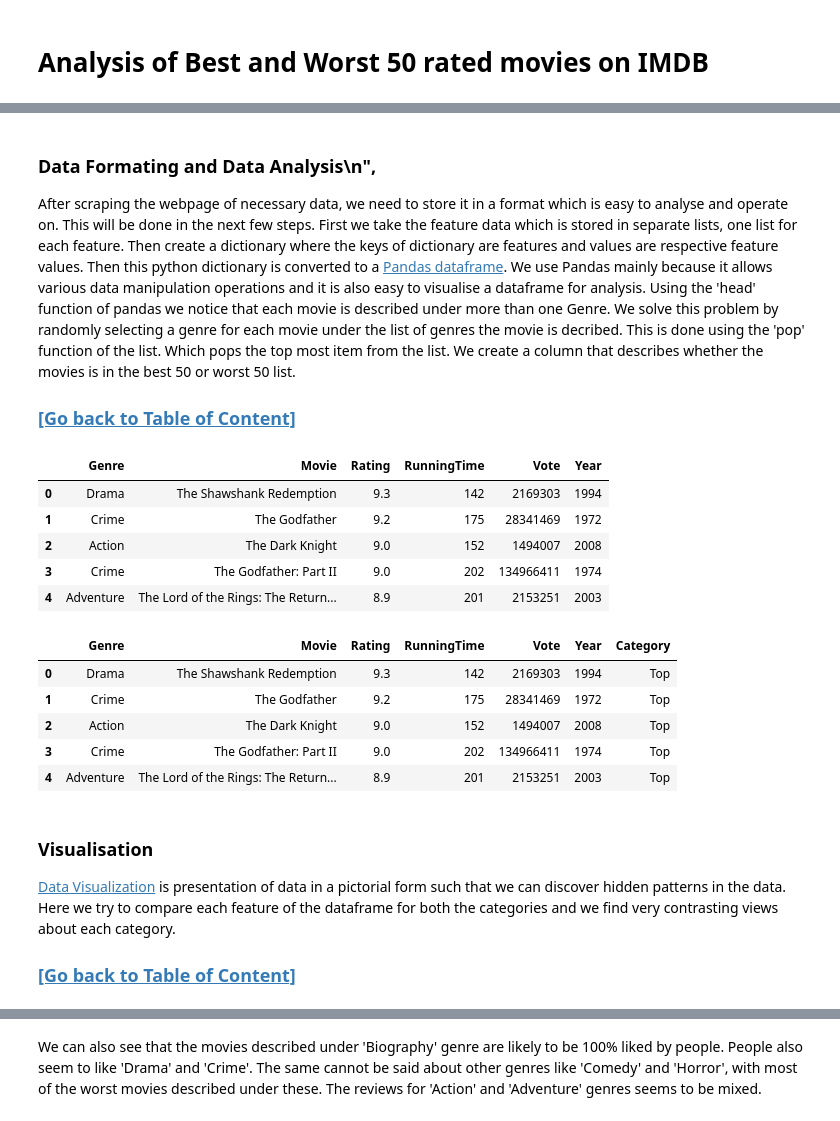
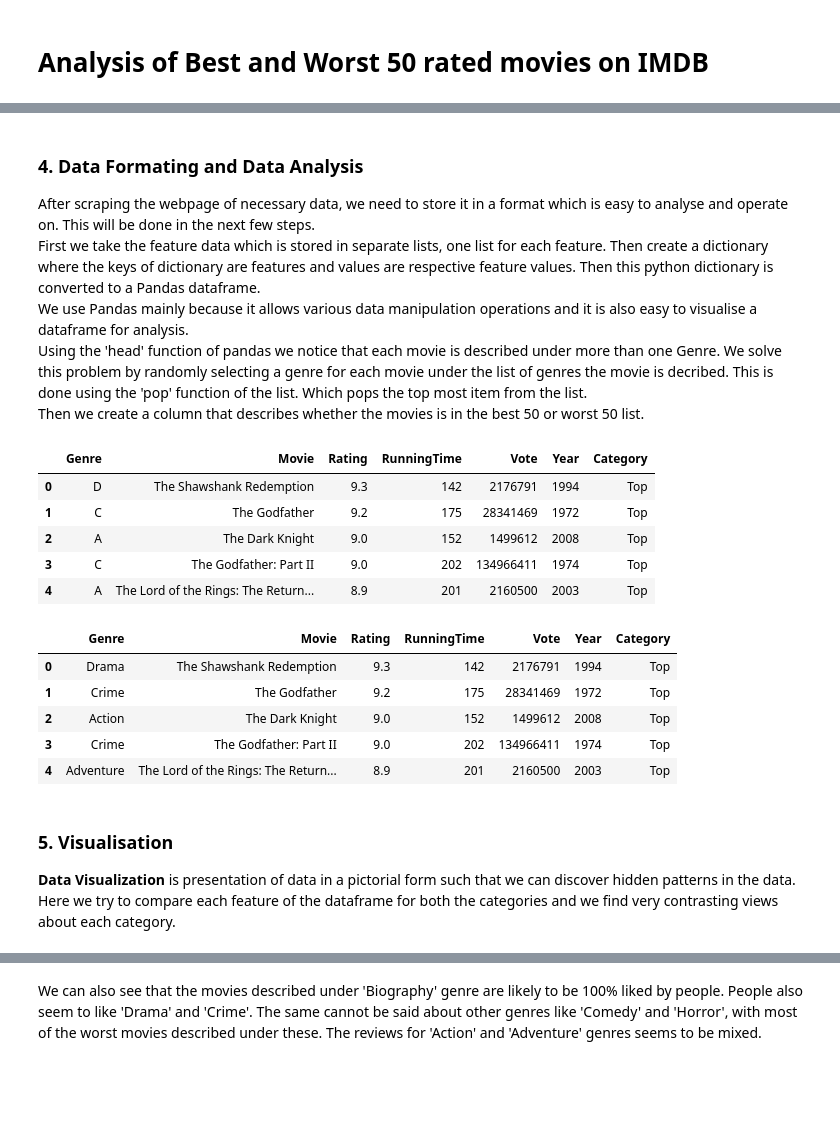
Before and after one commit to snaik22/IMDB, a Jupyter notebook: imdb.ipynb, the cells around one changed output, grey strips where cells are left out. Saved outputs shown, nothing was run; the diff lists cells and outputs as text; code cells hidden in the pictures; blank space fills up the shorter version.

```diff
--- a/imdb.ipynb
+++ b/imdb.ipynb
@@ -80,13 +75,11 @@ genre = genre + [a.get_text().replace(' ','').split(',') for a in soupBottomFift
 # %% [markdown]
 <a id='DA'></a>
 # %% [markdown]
-### Data Formating and Data Analysis\n",
-After scraping the webpage of necessary data, we need to store it in a format which is easy to analyse and operate on. This will be done in the next few steps.
-   First we take the feature data which is stored in separate lists, one list for each feature. Then create a dictionary where the keys of dictionary are features and values are respective feature values. Then this python dictionary is converted to a <a href = 'https://pandas.pydata.org/pandas-docs/stable/reference/api/pandas.DataFrame.html'>Pandas dataframe</a>. We use Pandas mainly because it allows various data manipulation operations and it is also easy to visualise a dataframe for analysis.
-Using the 'head' function of pandas we notice that each movie is described under more than one Genre. We solve this problem by randomly selecting a genre for each movie under the list of genres the movie is decribed. This is done using the 'pop' function of the list. Which pops the top most item from the list.
-  We create a column that describes whether the movies is in the best 50 or worst 50 list.
-
-### <a href ='top'>__[Go back to Table of Content]__</a>
+### 4. Data Formating and Data Analysis
+After scraping the webpage of necessary data, we need to store it in a format which is easy to analyse and operate on. This will be done in the next few steps.<br>
+   First we take the feature data which is stored in separate lists, one list for each feature. Then create a dictionary where the keys of dictionary are features and values are respective feature values. Then this python dictionary is converted to a Pandas dataframe.<br> We use Pandas mainly because it allows various data manipulation operations and it is also easy to visualise a dataframe for analysis.<br>
+Using the 'head' function of pandas we notice that each movie is described under more than one Genre. We solve this problem by randomly selecting a genre for each movie under the list of genres the movie is decribed. This is done using the 'pop' function of the list. Which pops the top most item from the list.<br>
+ Then we create a column that describes whether the movies is in the best 50 or worst 50 list.
 # %%
 # Converting all the features we have into a dictionary.
 # %%
@@ -102,32 +95,33 @@ for index in range(100):
 # %%
 # Converting from dictionary to pandas dataframe
 imdb = pd.DataFrame.from_dict(imdb)
 imdb['Genre'] = imdb['Genre'].apply(lambda x: x[0].replace('\n','')) # Select a Genre
+
+#converting from string to an integer
 imdb['RunningTime'] = imdb['RunningTime'].apply(lambda x: int(x))
+imdb['Vote'] = imdb['Vote'].apply(lambda x: int(x))
 imdb.head()
 # %% [output]
-|  | Genre | Movie | Rating | RunningTime | Vote | Year |
-| 0 | Drama | The Shawshank Redemption | 9.3 | 142 | 2169303 | 1994 |
-| 1 | Crime | The Godfather | 9.2 | 175 | 28341469 | 1972 |
-| 2 | Action | The Dark Knight | 9.0 | 152 | 1494007 | 2008 |
-| 3 | Crime | The Godfather: Part II | 9.0 | 202 | 134966411 | 1974 |
-| 4 | Adventure | The Lord of the Rings: The Return... | 8.9 | 201 | 2153251 | 2003 |
+|  | Genre | Movie | Rating | RunningTime | Vote | Year | Category |
+| 0 | D | The Shawshank Redemption | 9.3 | 142 | 2176791 | 1994 | Top |
+| 1 | C | The Godfather | 9.2 | 175 | 28341469 | 1972 | Top |
+| 2 | A | The Dark Knight | 9.0 | 152 | 1499612 | 2008 | Top |
+| 3 | C | The Godfather: Part II | 9.0 | 202 | 134966411 | 1974 | Top |
+| 4 | A | The Lord of the Rings: The Return... | 8.9 | 201 | 2160500 | 2003 | Top |
 # %%
 # Categorize the movies into top and bottom fifty.
 imdb['Category'] = imdb['Rating'].apply(lambda row: 'Top' if float(row) > 5 else 'Bottom')
 imdb.head()
 # %% [output]
 |  | Genre | Movie | Rating | RunningTime | Vote | Year | Category |
-| 0 | Drama | The Shawshank Redemption | 9.3 | 142 | 2169303 | 1994 | Top |
+| 0 | Drama | The Shawshank Redemption | 9.3 | 142 | 2176791 | 1994 | Top |
 | 1 | Crime | The Godfather | 9.2 | 175 | 28341469 | 1972 | Top |
-| 2 | Action | The Dark Knight | 9.0 | 152 | 1494007 | 2008 | Top |
+| 2 | Action | The Dark Knight | 9.0 | 152 | 1499612 | 2008 | Top |
 | 3 | Crime | The Godfather: Part II | 9.0 | 202 | 134966411 | 1974 | Top |
-| 4 | Adventure | The Lord of the Rings: The Return... | 8.9 | 201 | 2153251 | 2003 | Top |
+| 4 | Adventure | The Lord of the Rings: The Return... | 8.9 | 201 | 2160500 | 2003 | Top |
 # %% [markdown]
-### Visualisation
-<a href = 'https://en.wikipedia.org/wiki/Data_visualization'>Data Visualization</a> is presentation of data in a pictorial form such that we can discover hidden patterns in the data. Here we try to compare each feature of the dataframe for both the categories and we find very contrasting views about each category.
-
-   ### <a href ='top'>__[Go back to Table of Content]__</a>
+### 5. Visualisation
+<b>Data Visualization</b> is presentation of data in a pictorial form such that we can discover hidden patterns in the data. Here we try to compare each feature of the dataframe for both the categories and we find very contrasting views about each category.
 # %%
 fig, axes = plt.subplots(figsize = (10,7))
 ax = sns.countplot(x = 'Genre', hue ='Category', data = imdb)
```
Also changed, not shown: parts of 18 cells of this notebook.
